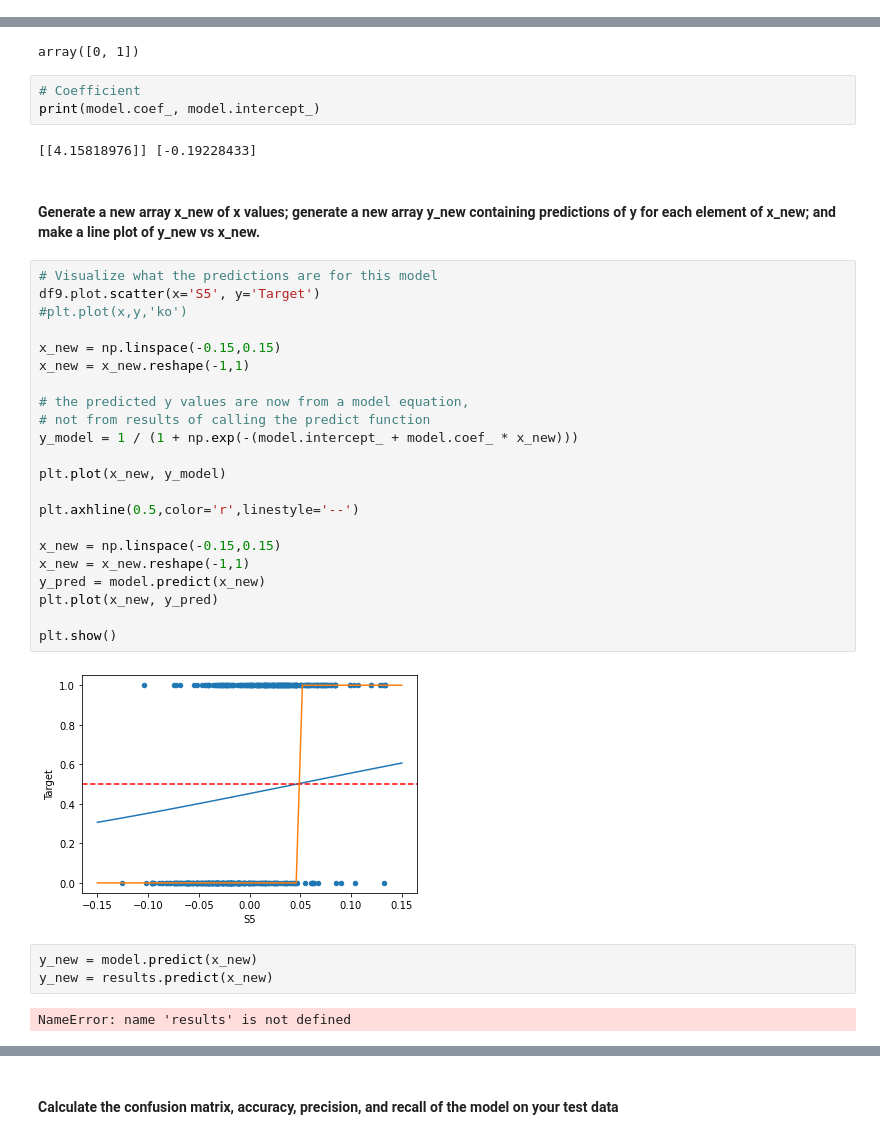
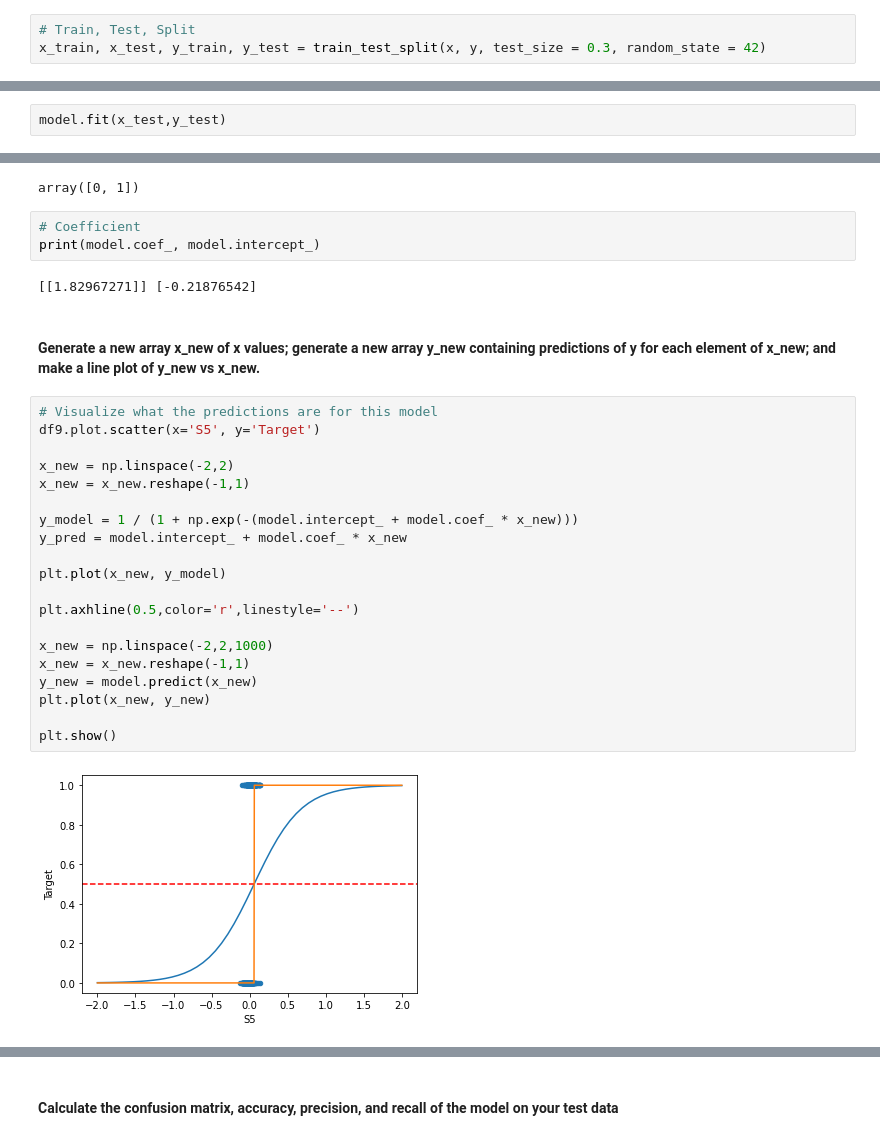
Before and after one commit to ygcha/DH150, a Jupyter notebook: Assignment3.ipynb, the cells around one changed output, grey strips where cells are left out. Saved outputs shown, nothing was run; the diff lists cells and outputs as text.

```diff
--- a/Assignment3.ipynb
+++ b/Assignment3.ipynb
@@ -230,3 +235,6 @@ y = df9['Target']
 model.fit(x,y)
 # %% [output]
 LogisticRegression()
+# %%
+# Train, Test, Split
+x_train, x_test, y_train, y_test = train_test_split(x, y, test_size = 0.3, random_state = 42)
@@ -232,0 +249,2 @@ LogisticRegression()
+# %%
+model.fit(x_test,y_test)
@@ -257,35 +277,28 @@ array([0, 1])
 # Coefficient
 print(model.coef_, model.intercept_)
 # %% [output]
-[[4.15818976]] [-0.19228433]
+[[1.82967271]] [-0.21876542]
 # %% [markdown]
 #### Generate a new array x_new of x values; generate a new array y_new containing predictions of y for each element of x_new; and make a line plot of y_new vs x_new.
 # %%
 # Visualize what the predictions are for this model
 df9.plot.scatter(x='S5', y='Target')
-#plt.plot(x,y,'ko')
 
-x_new = np.linspace(-0.15,0.15)
+x_new = np.linspace(-2,2)
 x_new = x_new.reshape(-1,1)
 
-# the predicted y values are now from a model equation,
-# not from results of calling the predict function
 y_model = 1 / (1 + np.exp(-(model.intercept_ + model.coef_ * x_new)))
+y_pred = model.intercept_ + model.coef_ * x_new
 
 plt.plot(x_new, y_model)
 
 plt.axhline(0.5,color='r',linestyle='--')
 
-x_new = np.linspace(-0.15,0.15)
+x_new = np.linspace(-2,2,1000)
 x_new = x_new.reshape(-1,1)
-y_pred = model.predict(x_new)
-plt.plot(x_new, y_pred)
+y_new = model.predict(x_new)
+plt.plot(x_new, y_new)
 
 plt.show()
 # %% [output]
-[figure, old version]
+[figure, new version]
-# %%
-y_new = model.predict(x_new)
-y_new = results.predict(x_new)
-# %% [output]
-NameError: name 'results' is not defined
```
Also changed, not shown: parts of 30 cells of this notebook.
